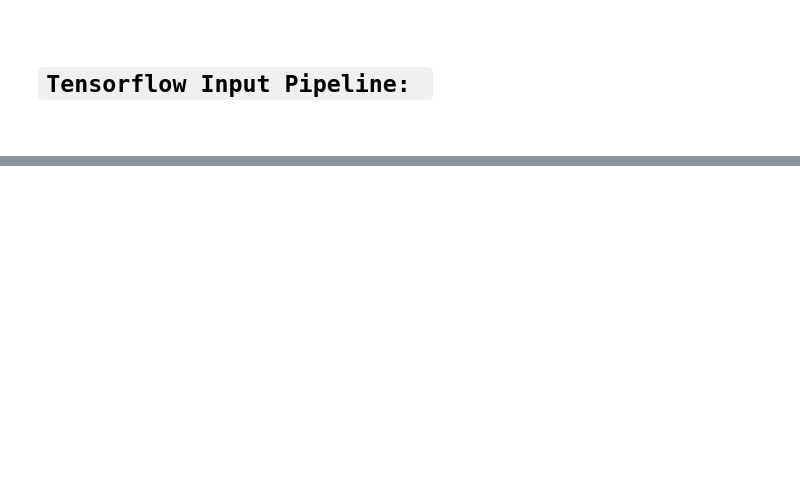
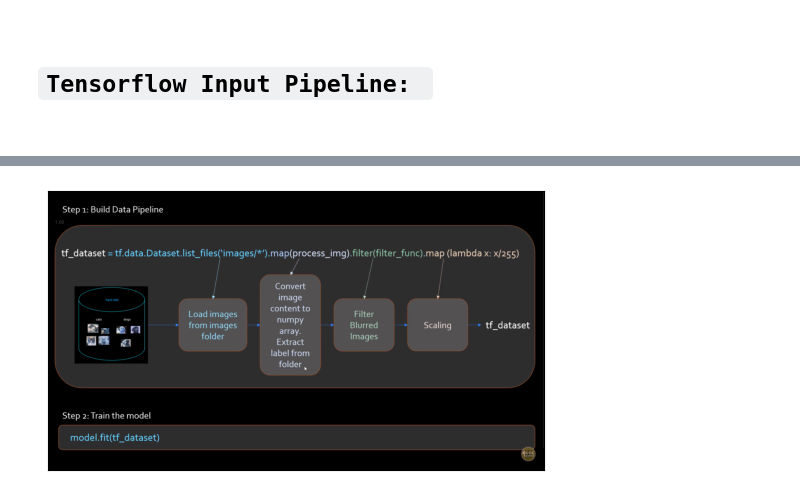
Before and after one commit to yasin-arafat-05/FaceNet, a Jupyter notebook: 01_basic/tensorflow_input_pipeline.ipynb, the cells around one changed output, grey strips where cells are left out. Saved outputs shown, nothing was run; the diff lists cells and outputs as text; code cells hidden in the pictures; blank space fills up the shorter version.

```diff
--- a/01_basic/tensorflow_input_pipeline.ipynb
+++ b/01_basic/tensorflow_input_pipeline.ipynb
@@ -26,0 +64,4 @@ showImg("../note_image/pic30.png")
+# %%
+showImg("../note_image/pic28.png")
+# %% [output]
+[figure, added]
```
Also changed, not shown: parts of 9 cells of this notebook.
